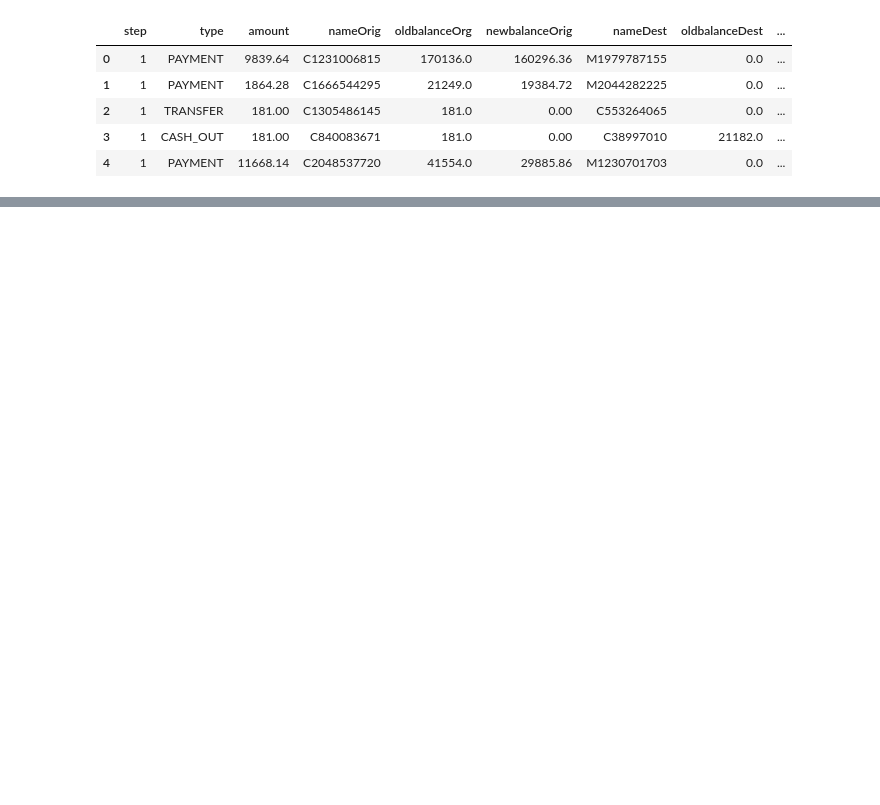
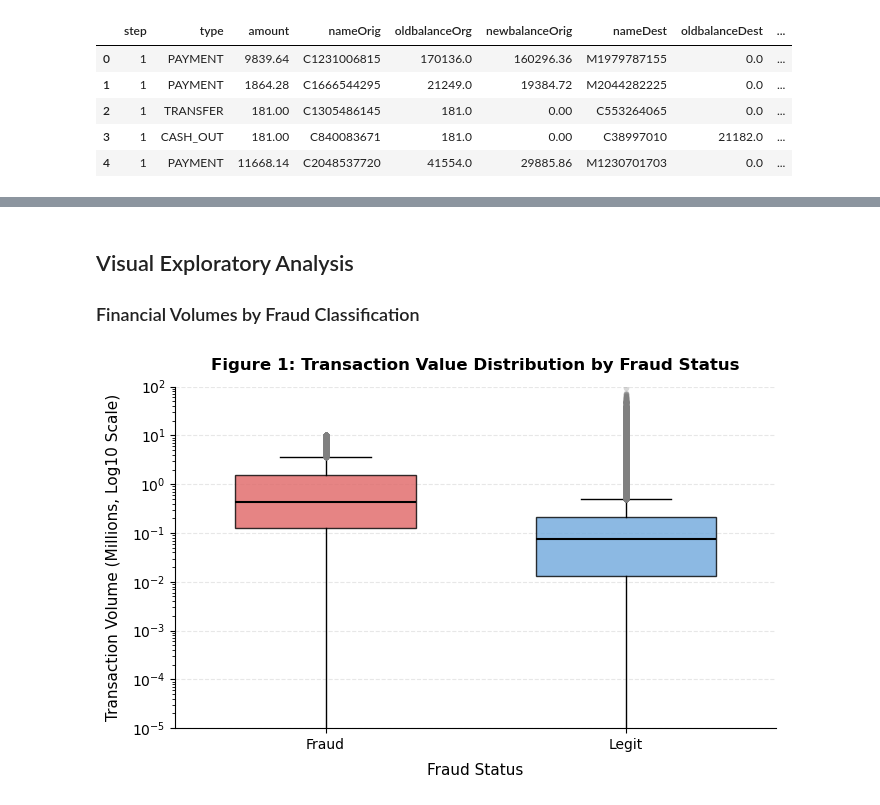
Before and after one commit to monica01101100/data-analysis-portfolio, a Jupyter notebook: finance-projects/banksim-fraud-detection/notebooks/01_eda_and_imputation.ipynb, the cells around one changed output, grey strips where cells are left out. Saved outputs shown, nothing was run; the diff lists cells and outputs as text; code cells hidden in the pictures; blank space fills up the shorter version.

```diff
--- a/finance-projects/banksim-fraud-detection/notebooks/01_eda_and_imputation.ipynb
+++ b/finance-projects/banksim-fraud-detection/notebooks/01_eda_and_imputation.ipynb
@@ -70,0 +80,59 @@ counts.head()
+# %% [markdown]
+## Visual Exploratory Analysis
+### Financial Volumes by Fraud Classification
+# %%
+# Ensure amount_millions is calculated correctly from raw amounts
+df["amount_millions"] = df["amount"] / 1_000_000
+
+# Extract values safely by checking both string labels and raw numeric flags (0/1)
+fraud_data = df[df["isFraud"].isin(["Fraud", 1, 1.0])]["amount_millions"]
+legit_data = df[df["isFraud"].isin(["Legit", 0, 0.0])]["amount_millions"]
+
+fig, ax = plt.subplots(figsize=(7, 4.5))
+
+# Generate the boxplot layout cleanly
+box = ax.boxplot(
+    [fraud_data, legit_data],
+    labels=["Fraud", "Legit"],
+    patch_artist=True,
+    widths=0.6,
+    medianprops=dict(color="black", linewidth=1.5),
+    flierprops=dict(
+        marker="o",
+        markerfacecolor="gray",
+        markersize=4,
+        markeredgecolor="none",
+        alpha=0.3,
+    ),
+)
+
+# Apply clean custom colours (red for Fraud, blue for Legit)
+colors = ["#e06666", "#6fa8dc"]
+for patch, color in zip(box["boxes"], colors):
+    patch.set_facecolor(color)
+    patch.set_alpha(0.8)
+
+# Apply logarithmic scaling and clear limit scopes to catch the values
+ax.set_yscale("log")
+ax.set_ylim(0.00001, 100)
+
+
+ax.set_title(
+    "Figure 1: Transaction Value Distribution by Fraud Status",
+    weight="bold",
+    pad=12,
+    fontsize=12,
+)
+ax.set_xlabel("Fraud Status", fontsize=11, labelpad=8)
+ax.set_ylabel(
+    "Transaction Volume (Millions, Log10 Scale)", fontsize=11, labelpad=8
+)
+
+ax.spines["top"].set_visible(False)
+ax.spines["right"].set_visible(False)
+ax.grid(axis="y", linestyle="--", alpha=0.3)
+
+plt.tight_layout()
+plt.show()
+# %% [output]
+[figure, added]
```
Also changed, not shown: parts of 27 cells of this notebook.
